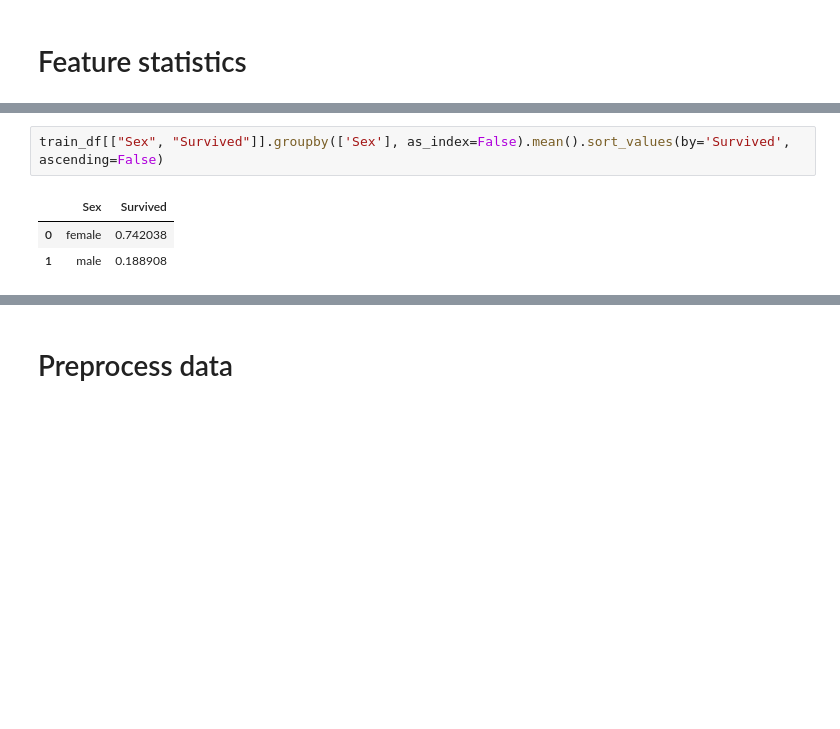
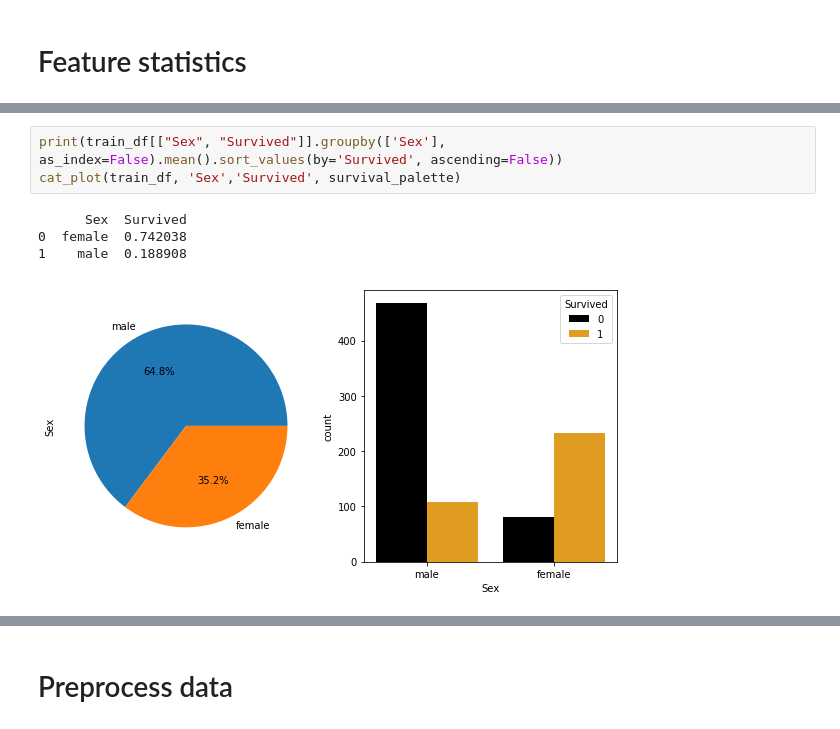
Before and after one commit to nhancv/nc-kaggle-ml, a Jupyter notebook: titanic/src/titanic-anomous.ipynb, the cells around one changed output, grey strips where cells are left out. Cells and saved outputs as stored; diff of their text form; blank space fills up the shorter version.

```diff
--- a/titanic/src/titanic-anomous.ipynb
+++ b/titanic/src/titanic-anomous.ipynb
@@ -58,6 +115,8 @@ train_df[['Pclass', 'Survived']].groupby(['Pclass'], as_index=False).mean().sort
 # %%
-train_df[["Sex", "Survived"]].groupby(['Sex'], as_index=False).mean().sort_values(by='Survived', ascending=False)
+print(train_df[["Sex", "Survived"]].groupby(['Sex'], as_index=False).mean().sort_values(by='Survived', ascending=False))
+cat_plot(train_df, 'Sex','Survived', survival_palette)
 # %% [output]
-|  | Sex | Survived |
-| 0 | female | 0.742038 |
-| 1 | male | 0.188908 |
+      Sex  Survived
+0  female  0.742038
+1    male  0.188908
+[figure, added]
```
Also changed, not shown: parts of 27 cells of this notebook, 1 other file.
